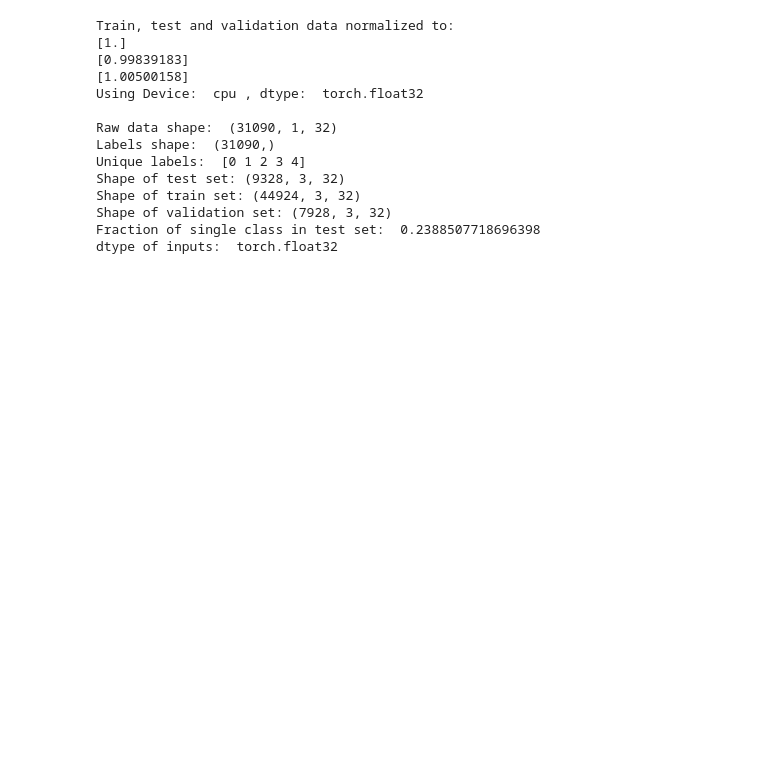
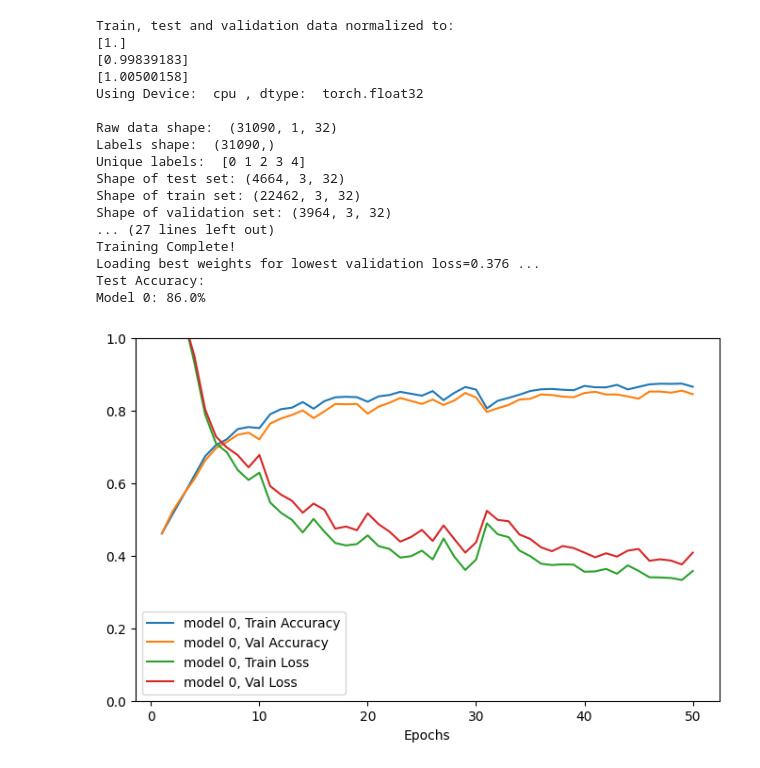
Before and after one commit to GuiMacielPereira/sensor_ML, a Jupyter notebook: notebooks/04_cnn_lstm.sync.ipynb, the cells around one changed output. Saved outputs shown, nothing was run; the diff lists cells and outputs as text; code cells hidden in the pictures; blank space fills up the shorter version.

```diff
--- a/notebooks/04_cnn_lstm.sync.ipynb
+++ b/notebooks/04_cnn_lstm.sync.ipynb
@@ -1,27 +1,38 @@
 # %%
 # Look at stardard cnn_lstm for 3 signals
 from peratouch.core_funcs import Data, Trainer, plot_train, test_accuracy
 from peratouch.networks import cnn_lstm
 from peratouch.config import datapath_five_users
 
 D = Data(datapath_five_users, triggers=True, releases=False)
 D.split()
 D.normalize()
-D.resample_random_combinations(aug_factor=2)
+D.resample_random_combinations(aug_factor=1)
 D.tensors_to_device()
 D.print_shapes()
+model = cnn_lstm(input_ch=3, n_filters_start=8, hidden_lstm=16, out_size=5)
+T = Trainer(D)
+T.setup(model, learning_rate=5e-2, weight_decay=1e-3, batch_size=5000, max_epochs=50, verbose=True)
+T.train_model(model)
+
+plot_train([T])
+test_accuracy([D], [model])
 # %% [output]
 Train, test and validation data normalized to:
 [1.]
 [0.99839183]
 [1.00500158]
 Using Device:  cpu , dtype:  torch.float32
 
 Raw data shape:  (31090, 1, 32)
 Labels shape:  (31090,)
 Unique labels:  [0 1 2 3 4]
-Shape of test set: (9328, 3, 32)
-Shape of train set: (44924, 3, 32)
-Shape of validation set: (7928, 3, 32)
-Fraction of single class in test set:  0.2388507718696398
-dtype of inputs:  torch.float32
+Shape of test set: (4664, 3, 32)
+Shape of train set: (22462, 3, 32)
+Shape of validation set: (3964, 3, 32)
+... (27 lines left out)
+Training Complete!
+Loading best weights for lowest validation loss=0.376 ...
+Test Accuracy:
+Model 0: 86.0%
+[figure, added]
```
Also changed, not shown: parts of 2 cells of this notebook, 8 other files.
